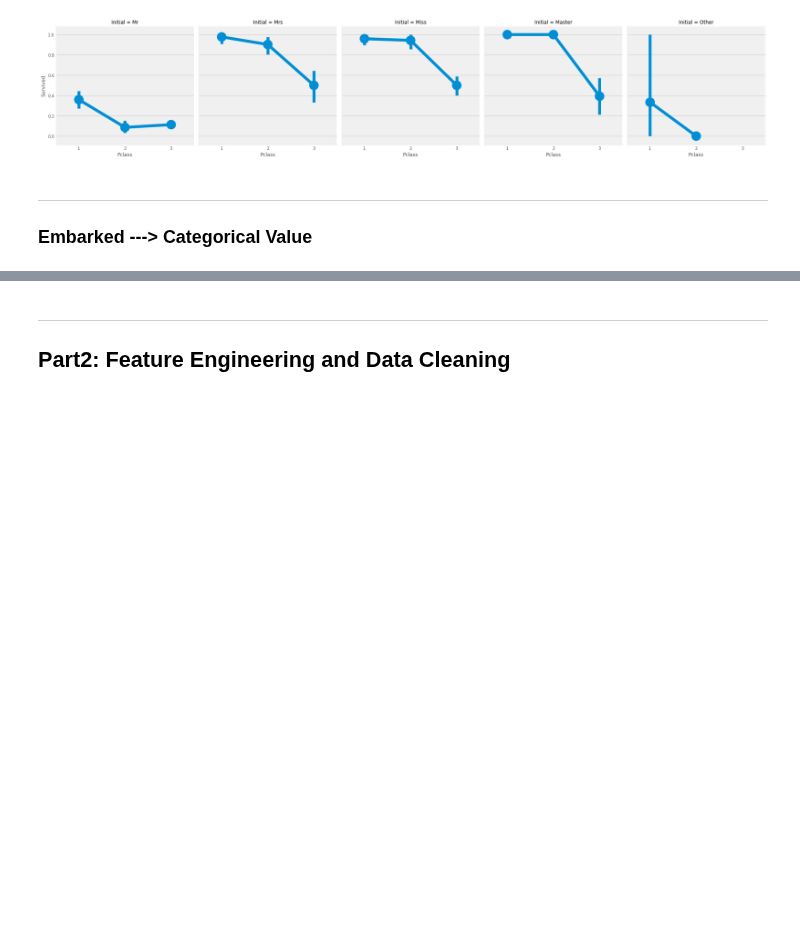
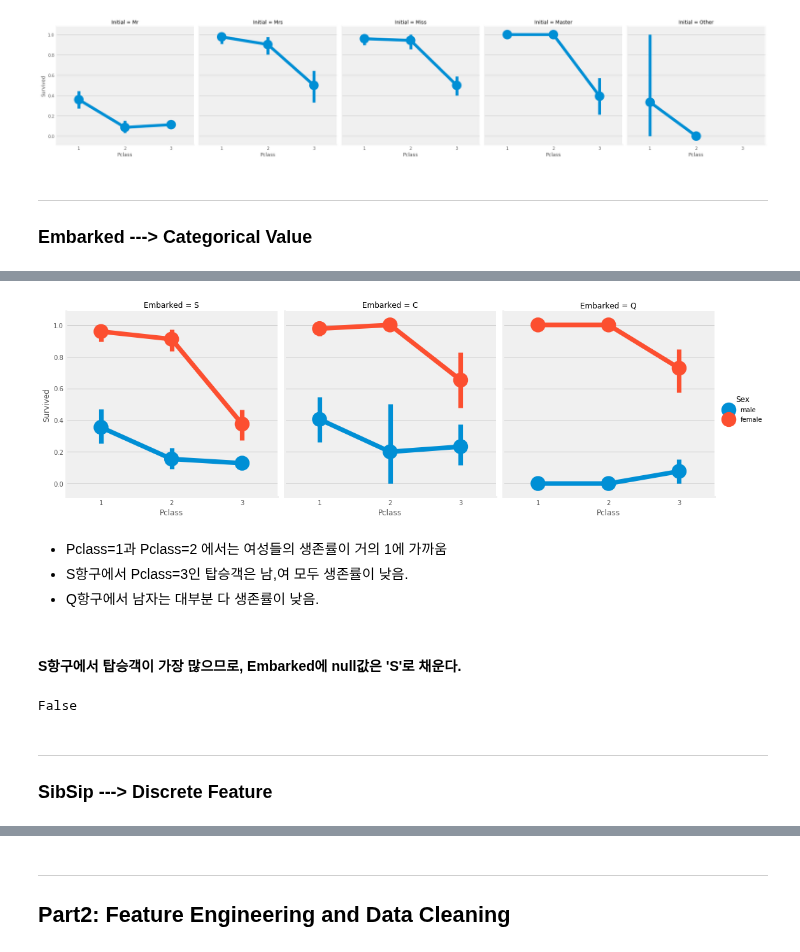
Before and after one commit to suhyun-cho/Dive-to-Kaggle, a Jupyter notebook: Titanic tutorial_02.ipynb, the cells around one changed output, grey strips where cells are left out. Drawn from its saved outputs; the diff is of its cells as text; code cells hidden in the pictures; blank space fills up the shorter version.

```diff
--- a/Titanic tutorial_02.ipynb
+++ b/Titanic tutorial_02.ipynb
@@ -236,0 +281,11 @@ plt.show()
+# %%
+sns.factorplot('Pclass','Survived', col='Embarked',hue='Sex',data=data)
+plt.show()
+# %% [output]
+[figure, added]
+# %% [markdown]
+* Pclass=1과 Pclass=2 에서는 여성들의 생존률이 거의 1에 가까움
+* S항구에서 Pclass=3인 탑승객은 남,여 모두 생존률이 낮음.
+* Q항구에서 남자는 대부분 다 생존률이 낮음.
+# %% [markdown]
+#### S항구에서 탑승객이 가장 많으므로, Embarked에 null값은 'S'로 채운다.
@@ -236,0 +294,7 @@ plt.show()
+# %%
+data.Embarked.isnull().any()
+# %% [output]
+False
+# %% [markdown]
+-----------------------------
+### SibSip ---> Discrete Feature
```
Also changed, not shown: parts of 22 cells of this notebook.
